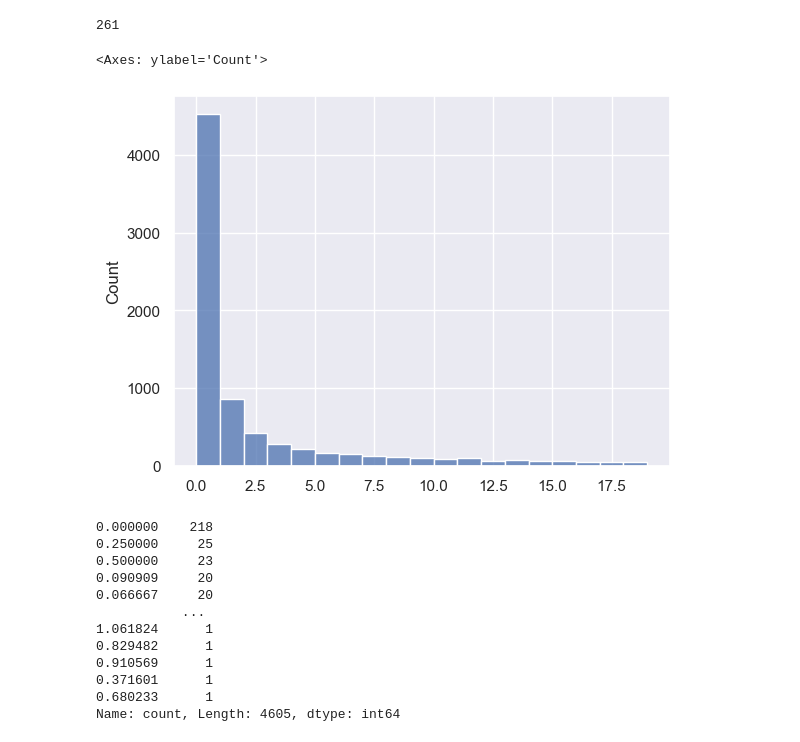
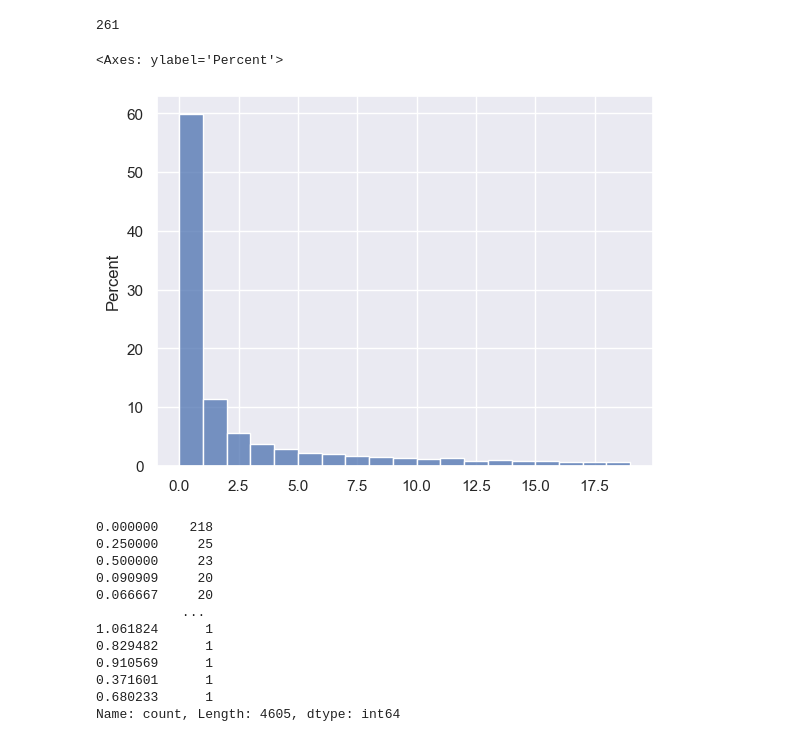
Before and after one commit to iSemantics-ai/Arabic-Propaganda-Detection, a Jupyter notebook: notebooks/lf_ideas_users.ipynb, the cells around one changed output. Saved outputs shown, nothing was run; the diff lists cells and outputs as text; code cells hidden in the pictures.

```diff
--- a/notebooks/lf_ideas_users.ipynb
+++ b/notebooks/lf_ideas_users.ipynb
@@ -381,10 +381,10 @@ gen_users.following_count.value_counts()[0]
 # %% [output]
 261
 # %%
-sns.histplot(gen_follow_ratios, bins=np.arange(0, 20, 1))
+sns.histplot(gen_follow_ratios, bins=np.arange(0, 20, 1), stat="percent")
 # %% [output]
-<Axes: ylabel='Count'>
+<Axes: ylabel='Percent'>
-[figure, old version]
+[figure, new version]
 # %%
 pd.Series(prop_follow_ratios).value_counts()
 # %% [output]
```
Also changed, not shown: parts of 10 cells of this notebook.
